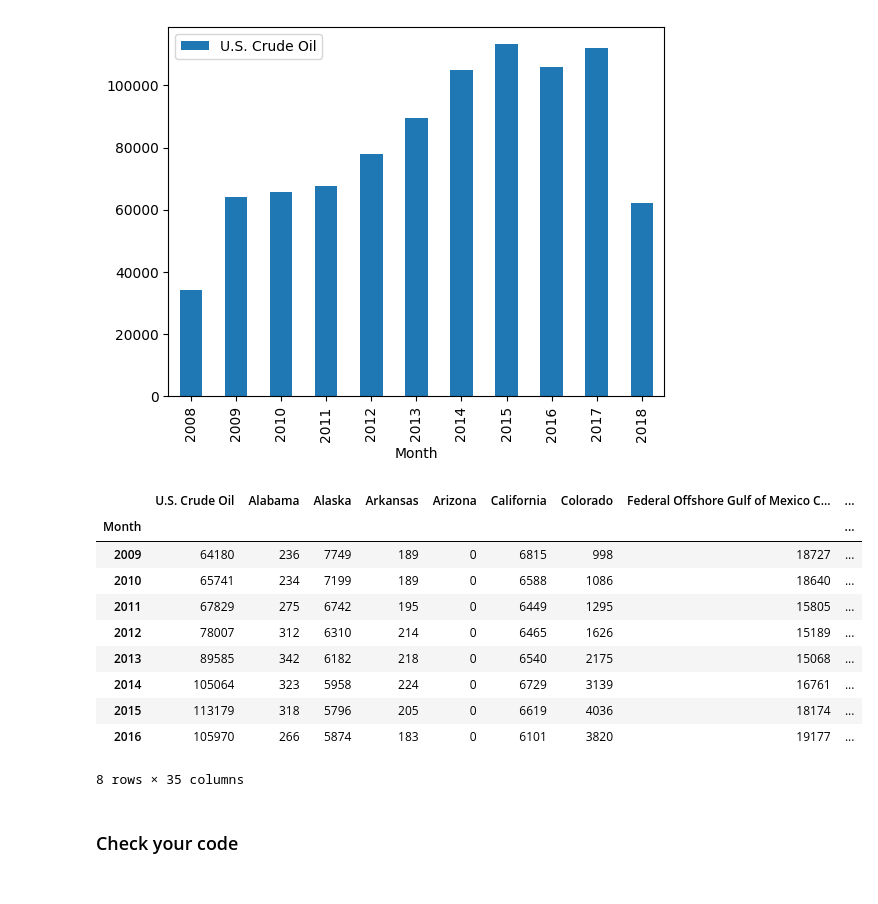
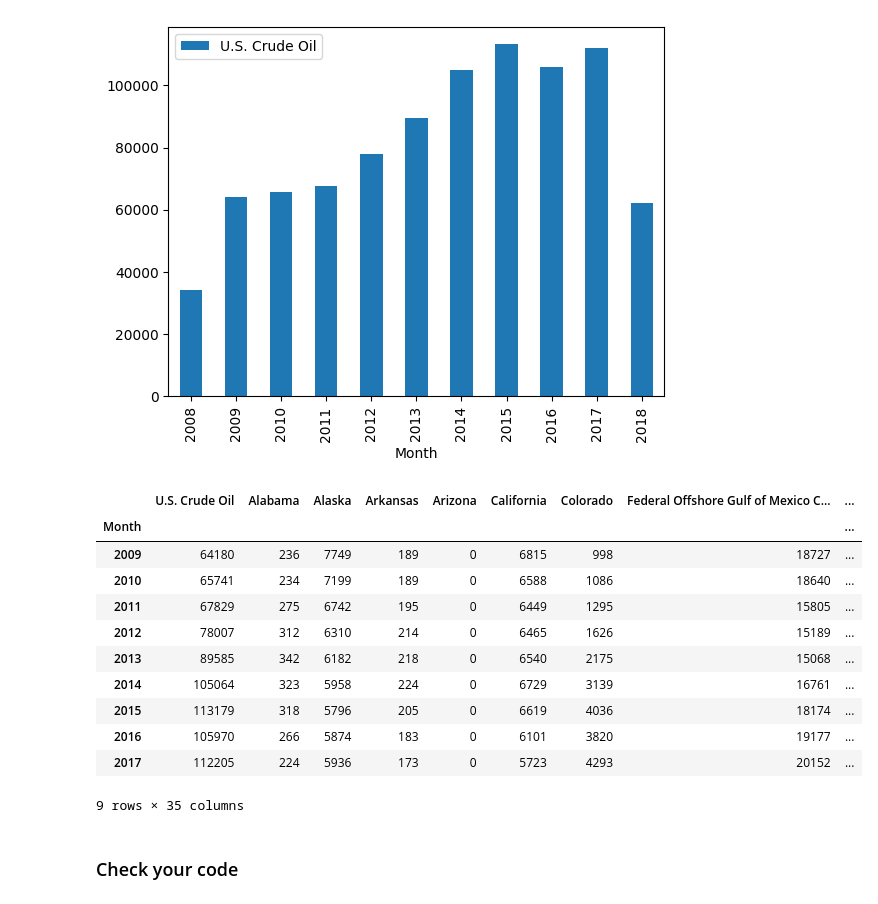
Before and after one commit to tanushrin/data-us-oil-and-gas-production, a Jupyter notebook: oil_and_gas.ipynb, the cells around one changed output. Cells and saved outputs as stored; diff of their text form; code cells hidden in the pictures.

Commit message:
Completed merged_dataframes step

```diff
--- a/oil_and_gas.ipynb
+++ b/oil_and_gas.ipynb
@@ -383,20 +383,21 @@ yearly_oil_df.filter(items=['U.S. Crude Oil']).plot(kind='bar');
 # %% [output]
 [figure]
 # %%
-filtered_yearly_oil_df = yearly_oil_df[1:9]
+filtered_yearly_oil_df = yearly_oil_df[1:10]
 filtered_yearly_oil_df
 # %% [output]
 |  | U.S. Crude Oil | Alabama | Alaska | Arkansas | Arizona | California | Colorado | Federal Offshore Gulf of Mexico C... | ... |
 | Month |  |  |  |  |  |  |  |  | ... |
 | 2009 | 64180 | 236 | 7749 | 189 | 0 | 6815 | 998 | 18727 | ... |
 | 2010 | 65741 | 234 | 7199 | 189 | 0 | 6588 | 1086 | 18640 | ... |
 | 2011 | 67829 | 275 | 6742 | 195 | 0 | 6449 | 1295 | 15805 | ... |
 | 2012 | 78007 | 312 | 6310 | 214 | 0 | 6465 | 1626 | 15189 | ... |
 | 2013 | 89585 | 342 | 6182 | 218 | 0 | 6540 | 2175 | 15068 | ... |
 | 2014 | 105064 | 323 | 5958 | 224 | 0 | 6729 | 3139 | 16761 | ... |
 | 2015 | 113179 | 318 | 5796 | 205 | 0 | 6619 | 4036 | 18174 | ... |
 | 2016 | 105970 | 266 | 5874 | 183 | 0 | 6101 | 3820 | 19177 | ... |
+| 2017 | 112205 | 224 | 5936 | 173 | 0 | 5723 | 4293 | 20152 | ... |
-8 rows × 35 columns
+9 rows × 35 columns
 # %% [markdown]
 ### Check your code
 # %%
```
Also changed, not shown: parts of 9 cells of this notebook, 1 other file.
